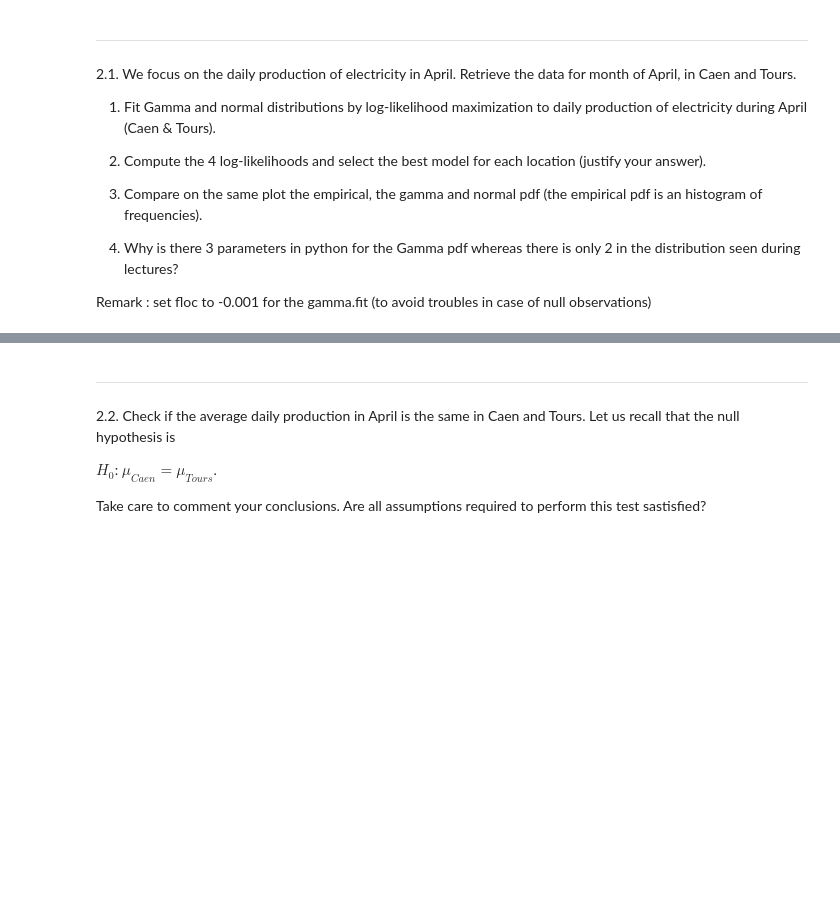
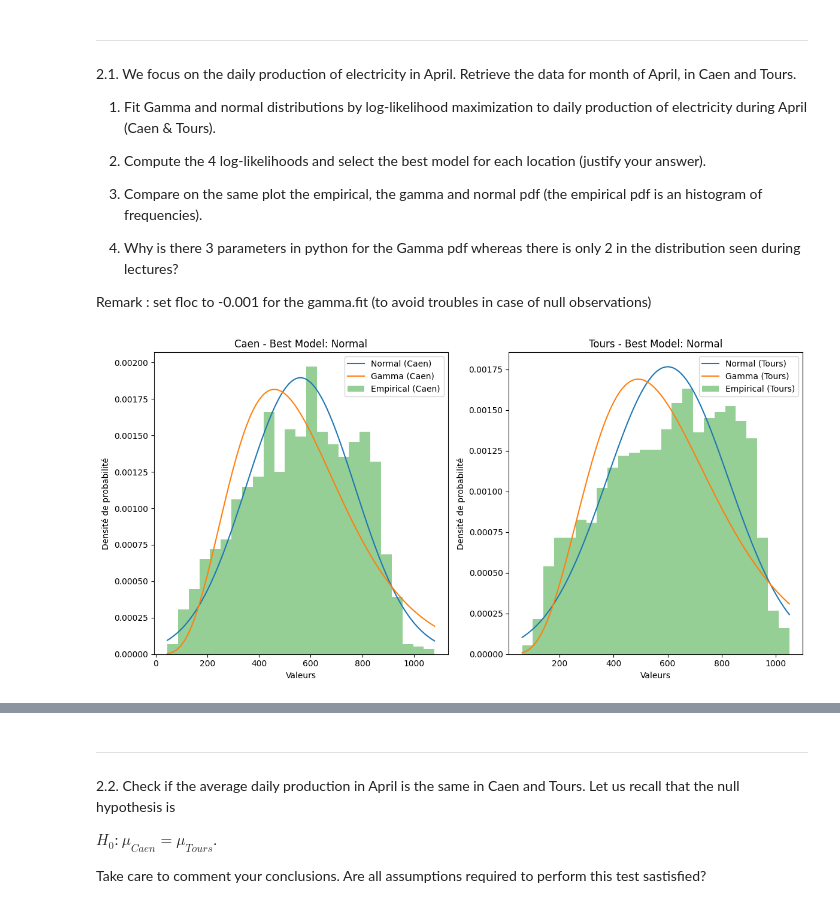
Before and after one commit to squifbe/Hackathon, a Jupyter notebook: Hackathon1_Final.ipynb, the cells around one changed output, grey strips where cells are left out. Cells and saved outputs as stored; diff of their text form; code cells hidden in the pictures; blank space fills up the shorter version.

```diff
--- a/Hackathon1_Final.ipynb
+++ b/Hackathon1_Final.ipynb
@@ -171,0 +312,79 @@ Remark : set floc to -0.001 for the gamma.fit (to avoid troubles in case of null
+# %%
+import scipy.stats as stats
+
+# fit gamma et normal
+gamma_params_caen = stats.gamma.fit(april_caen, floc=-0.001)
+gamma_params_tours = stats.gamma.fit(april_tours, floc=-0.001)
+normal_params_caen = stats.norm.fit(april_caen)
+normal_params_tours = stats.norm.fit(april_tours)
+
+
+# log-vraisemblances et sélection du meilleur modele
+log_likelihood_gamma_caen = sum(stats.gamma.logpdf(april_caen, *gamma_params_caen))
+log_likelihood_gamma_tours = sum(stats.gamma.logpdf(april_tours, *gamma_params_tours))
+log_likelihood_normal_caen = sum(stats.norm.logpdf(april_caen, *normal_params_caen))
+log_likelihood_normal_tours = sum(stats.norm.logpdf(april_tours, *normal_params_tours))
+
+
+best_model_caen = "Gamma" if log_likelihood_gamma_caen > log_likelihood_normal_caen else "Normal"
+best_model_tours = "Gamma" if log_likelihood_gamma_tours > log_likelihood_normal_tours else "Normal"
+
+# graphs
+plt.figure(figsize=(12, 6))
+
+x_min_caen = min(april_caen)
+x_max_caen = max(april_caen)
+x_min_tours = min(april_tours)
+x_max_tours = max(april_tours)
+
+x_caen = linspace(x_min_caen, x_max_caen, 100)
+x_tours = linspace(x_min_tours, x_max_tours, 100)
+
+# Graphique Caen
+plt.subplot(1, 2, 1)
+pdf_norm_caen = stats.norm.pdf(x_caen, *normal_params_caen)
+pdf_gamma_caen = stats.gamma.pdf(x_caen, *gamma_params_caen)
+plt.plot(x_caen, pdf_norm_caen, label=f"Normal (Caen)")
+plt.plot(x_caen, pdf_gamma_caen, label=f"Gamma (Caen)")
+plt.hist(april_caen, bins=25, density=True, alpha=0.5, label="Empirical (Caen)")
+plt.legend()
+plt.title(f"Caen - Best Model: {best_model_caen}")
+
+plt.xlabel("Valeurs")
+plt.ylabel("Densité de probabilité")
+
+# Graphique Tours
+plt.subplot(1, 2, 2)
+pdf_norm_tours = stats.norm.pdf(x_tours, *normal_params_tours)
+pdf_gamma_tours = stats.gamma.pdf(x_tours, *gamma_params_tours)
+plt.plot(x_tours, pdf_norm_tours, label=f"Normal (Tours)")
+plt.plot(x_tours, pdf_gamma_tours, label=f"Gamma (Tours)")
+plt.hist(april_tours, bins=25, density=True, alpha=0.5, label="Empirical (Tours)")
+plt.legend()
+plt.title(f"Tours - Best Model: {best_model_tours}")
+plt.xlabel("Valeurs")
+plt.ylabel("Densité de probabilité")
+plt.tight_layout()
+plt.show()
+
+
+# RMSE
+hist_caen, bins_caen = histogram(april_caen, bins=100, density=True)
+rmse_norm_caen = sqrt(mean((pdf_norm_caen - hist_caen)**2))
+rmse_gamma_caen = sqrt(mean((pdf_gamma_caen - hist_caen)**2))
+
+hist_tours, bins_tours = histogram(april_tours, bins=100, density=True)
+rmse_norm_tours = sqrt(mean((pdf_norm_tours - hist_tours)**2))
+rmse_gamma_tours = sqrt(mean((pdf_gamma_tours - hist_tours)**2))
+
+print("RMSE (Normal, Caen):", "{:.2e}".format(rmse_norm_caen))
+print("RMSE (Gamma, Caen):", "{:.2e}".format(rmse_gamma_caen))
+print("RMSE (Normal, Tours):", "{:.2e}".format(rmse_norm_tours))
+print("RMSE (Gamma, Tours):", "{:.2e}".format(rmse_gamma_tours))
+
+print("Log-Vraisemblance (Normal, Caen):", log_likelihood_normal_caen)
+print("Log-Vraisemblance (Gamma, Caen):", log_likelihood_gamma_caen)
+print("Log-Vraisemblance (Normal, Tours):", log_likelihood_normal_tours)
+print("Log-Vraisemblance (Gamma, Tours):", log_likelihood_gamma_tours)
+# %% [output]
+[figure, added]
```
Also changed, not shown: parts of 7 cells of this notebook.
